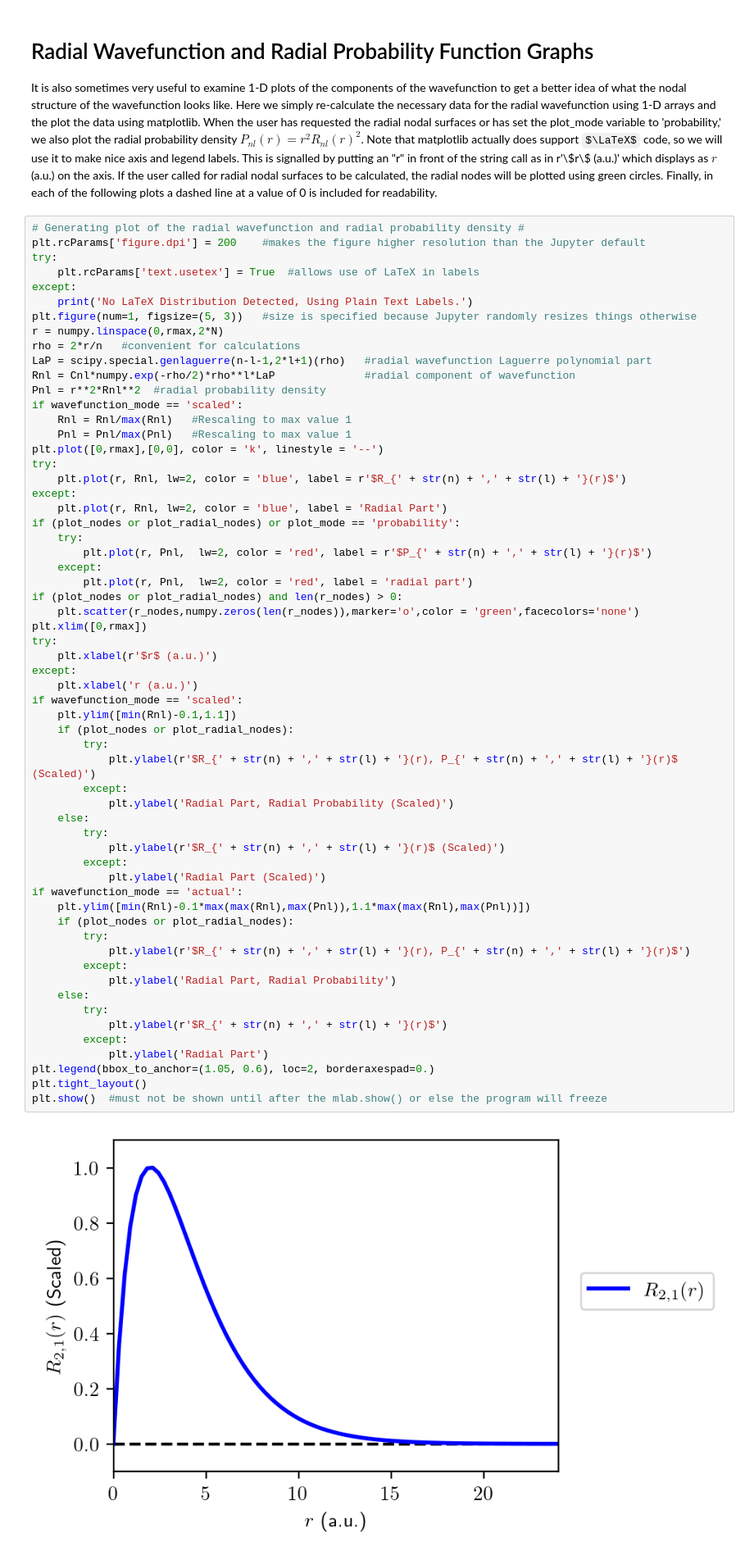
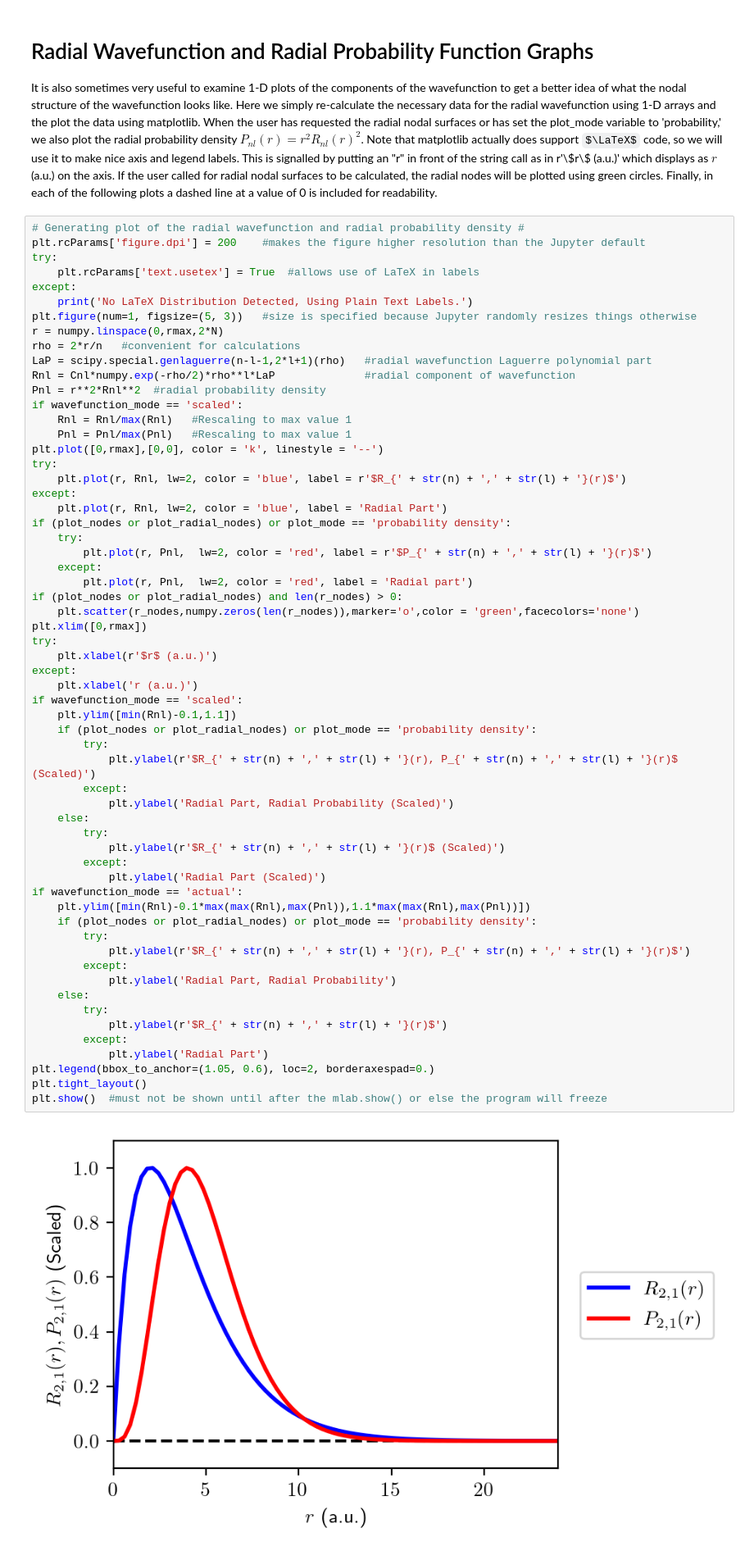
Before and after one commit to mhanson12363/Atomic-Orbitals-Visualizer, a Jupyter notebook: Atomic_Orbitals_GUI_Jupyter.ipynb, the cells around one changed output. Shown at 82% size. Drawn from its saved outputs; the diff is of its cells as text; some formulas as TeX source.

```diff
--- a/Atomic_Orbitals_GUI_Jupyter.ipynb
+++ b/Atomic_Orbitals_GUI_Jupyter.ipynb
@@ -746,47 +750,47 @@ try:
     plt.plot(r, Rnl, lw=2, color = 'blue', label = r'$R_{' + str(n) + ',' + str(l) + '}(r)$')
 except:
     plt.plot(r, Rnl, lw=2, color = 'blue', label = 'Radial Part')
-if (plot_nodes or plot_radial_nodes) or plot_mode == 'probability':
+if (plot_nodes or plot_radial_nodes) or plot_mode == 'probability density':
     try:
         plt.plot(r, Pnl,  lw=2, color = 'red', label = r'$P_{' + str(n) + ',' + str(l) + '}(r)$')
     except:
-        plt.plot(r, Pnl,  lw=2, color = 'red', label = 'radial part')
+        plt.plot(r, Pnl,  lw=2, color = 'red', label = 'Radial part')
 if (plot_nodes or plot_radial_nodes) and len(r_nodes) > 0:
     plt.scatter(r_nodes,numpy.zeros(len(r_nodes)),marker='o',color = 'green',facecolors='none')
 plt.xlim([0,rmax])
 try:
     plt.xlabel(r'$r$ (a.u.)')
 except:
     plt.xlabel('r (a.u.)')
 if wavefunction_mode == 'scaled':
     plt.ylim([min(Rnl)-0.1,1.1])
-    if (plot_nodes or plot_radial_nodes):
+    if (plot_nodes or plot_radial_nodes) or plot_mode == 'probability density':
         try:
             plt.ylabel(r'$R_{' + str(n) + ',' + str(l) + '}(r), P_{' + str(n) + ',' + str(l) + '}(r)$ (Scaled)')
         except:
             plt.ylabel('Radial Part, Radial Probability (Scaled)')
     else:
         try:
             plt.ylabel(r'$R_{' + str(n) + ',' + str(l) + '}(r)$ (Scaled)')
         except:
             plt.ylabel('Radial Part (Scaled)')
 if wavefunction_mode == 'actual':
     plt.ylim([min(Rnl)-0.1*max(max(Rnl),max(Pnl)),1.1*max(max(Rnl),max(Pnl))])
-    if (plot_nodes or plot_radial_nodes):
+    if (plot_nodes or plot_radial_nodes) or plot_mode == 'probability density':
         try:
             plt.ylabel(r'$R_{' + str(n) + ',' + str(l) + '}(r), P_{' + str(n) + ',' + str(l) + '}(r)$')
         except:
             plt.ylabel('Radial Part, Radial Probability')
     else:
         try:
             plt.ylabel(r'$R_{' + str(n) + ',' + str(l) + '}(r)$')
         except:
             plt.ylabel('Radial Part')
 plt.legend(bbox_to_anchor=(1.05, 0.6), loc=2, borderaxespad=0.)
 plt.tight_layout()
 plt.show()  #must not be shown until after the mlab.show() or else the program will freeze
 # %% [output]
-[figure, old version]
+[figure, new version]
 # %% [markdown]
 # First Angular Wavefunction Graph
 <p> We will also plot the $\theta$ part of the angular wavefunction individually as long as $l>0$, which is an associated Legendre polynomial. We exlude $l=0$ cases since $P_0^0(\cos(\theta)) = 1$ is trivial. We include the normalization in this part of the wavefunction based upon the mathematical manipulations we showed in our paper. Once again, if the user requested the $\theta$ nodal surfaces to be plotted, the calculated nodes will appear as green circles in this graph. Note that we also include a plot of $P_0^0(\cos(\theta))^2$ since this is used when determining the $\theta$ nodes since the nodes are all minima of this function.
```
Also changed, not shown: parts of 4 cells of this notebook, 1 other file.
